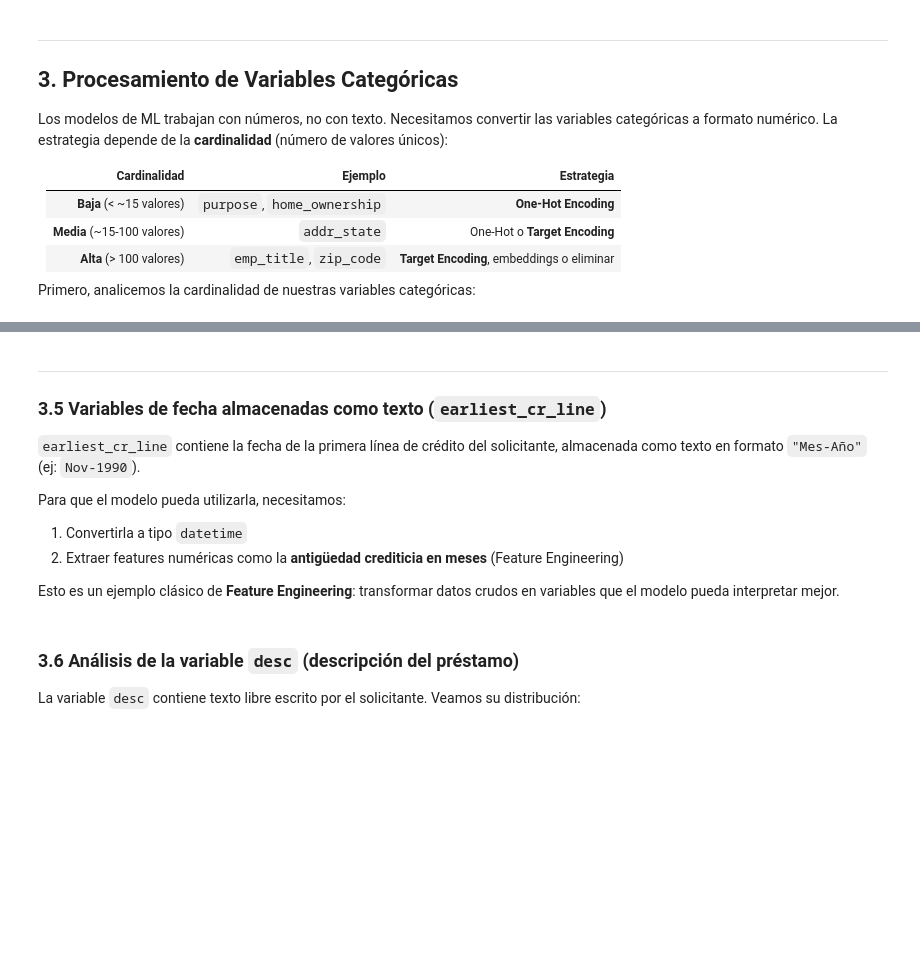
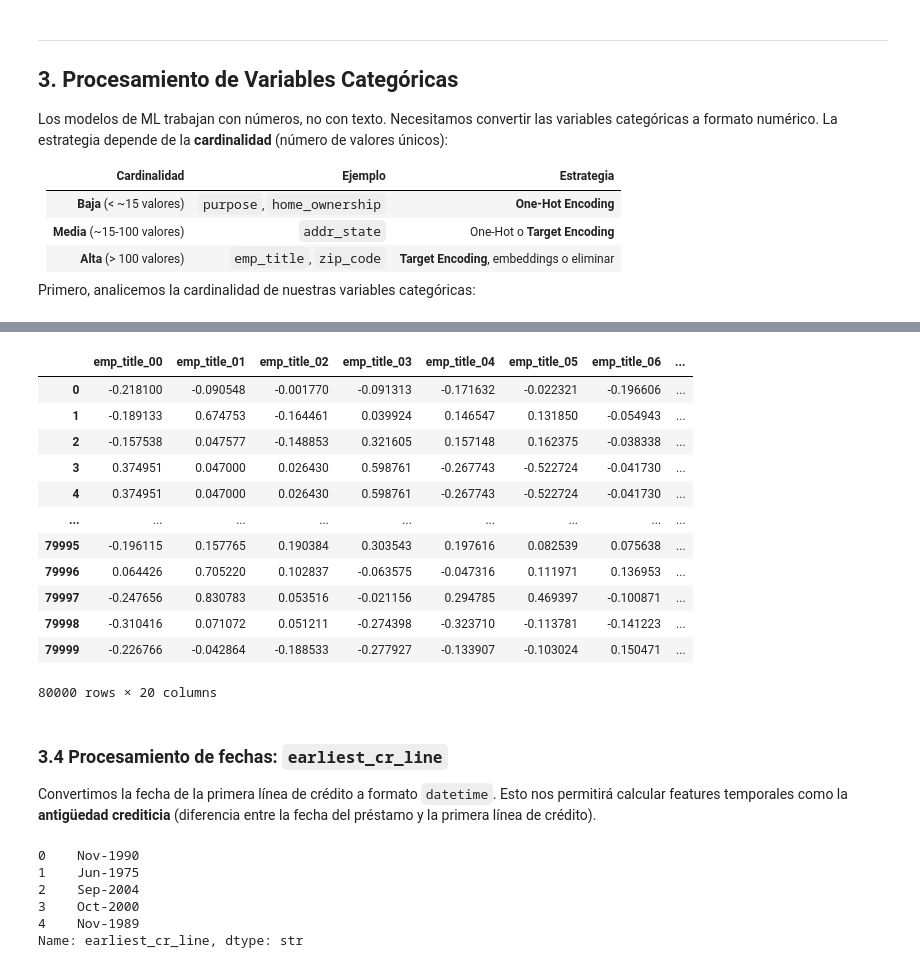
Before and after one commit to mmartinb75/modelizacion_datos_2026, a Jupyter notebook: 03_preprocesamiento.ipynb, the cells around one changed output, grey strips where cells are left out. Saved outputs shown, nothing was run; the diff lists cells and outputs as text; code cells hidden in the pictures; blank space fills up the shorter version.

```diff
--- a/03_preprocesamiento.ipynb
+++ b/03_preprocesamiento.ipynb
@@ -319,17 +435,32 @@ text_enc.fit(df_train_filter_3["emp_title"])
 # %%
-title_text_enc_df = text_enc.transform(df_train_filter_3["emp_title"])
-
-print(f"emp_title → {title_text_enc_df.shape[1]} features (embeddings + PCA)")
-title_text_enc_df.head()
+title_text_enc = text_enc.transform(df_train_filter_3["emp_title"])
-# %% [markdown]
----
-### 3.5 Variables de fecha almacenadas como texto (`earliest_cr_line`)
-
-`earliest_cr_line` contiene la fecha de la primera línea de crédito del solicitante, almacenada como texto en formato `"Mes-Año"` (ej: `Nov-1990`).
-
-Para que el modelo pueda utilizarla, necesitamos:
-1. Convertirla a tipo `datetime`
-2. Extraer features numéricas como la **antigüedad crediticia en meses** (Feature Engineering)
-
-Esto es un ejemplo clásico de **Feature Engineering**: transformar datos crudos en variables que el modelo pueda interpretar mejor.
+# %%
+title_text_enc
+# %% [output]
+|  | emp_title_00 | emp_title_01 | emp_title_02 | emp_title_03 | emp_title_04 | emp_title_05 | emp_title_06 | ... |
+| 0 | -0.218100 | -0.090548 | -0.001770 | -0.091313 | -0.171632 | -0.022321 | -0.196606 | ... |
+| 1 | -0.189133 | 0.674753 | -0.164461 | 0.039924 | 0.146547 | 0.131850 | -0.054943 | ... |
+| 2 | -0.157538 | 0.047577 | -0.148853 | 0.321605 | 0.157148 | 0.162375 | -0.038338 | ... |
+| 3 | 0.374951 | 0.047000 | 0.026430 | 0.598761 | -0.267743 | -0.522724 | -0.041730 | ... |
+| 4 | 0.374951 | 0.047000 | 0.026430 | 0.598761 | -0.267743 | -0.522724 | -0.041730 | ... |
+| ... | ... | ... | ... | ... | ... | ... | ... | ... |
+| 79995 | -0.196115 | 0.157765 | 0.190384 | 0.303543 | 0.197616 | 0.082539 | 0.075638 | ... |
+| 79996 | 0.064426 | 0.705220 | 0.102837 | -0.063575 | -0.047316 | 0.111971 | 0.136953 | ... |
+| 79997 | -0.247656 | 0.830783 | 0.053516 | -0.021156 | 0.294785 | 0.469397 | -0.100871 | ... |
+| 79998 | -0.310416 | 0.071072 | 0.051211 | -0.274398 | -0.323710 | -0.113781 | -0.141223 | ... |
+| 79999 | -0.226766 | -0.042864 | -0.188533 | -0.277927 | -0.133907 | -0.103024 | 0.150471 | ... |
+80000 rows × 20 columns
+# %% [markdown]
+### 3.4 Procesamiento de fechas: `earliest_cr_line`
+
+Convertimos la fecha de la primera línea de crédito a formato `datetime`. Esto nos permitirá calcular features temporales como la **antigüedad crediticia** (diferencia entre la fecha del préstamo y la primera línea de crédito).
+# %%
+df_train_filter_3['earliest_cr_line'].head()
+# %% [output]
+0    Nov-1990
+1    Jun-1975
+2    Sep-2004
+3    Oct-2000
+4    Nov-1989
+Name: earliest_cr_line, dtype: str
 # %%
@@ -341,4 +468,0 @@ df_train_filter_3['earliest_cr_line_dt'].head(10)
-# %% [markdown]
-### 3.6 Análisis de la variable `desc` (descripción del préstamo)
-
-La variable `desc` contiene texto libre escrito por el solicitante. Veamos su distribución:
```
Also changed, not shown: parts of 63 cells of this notebook, 1 other file.
